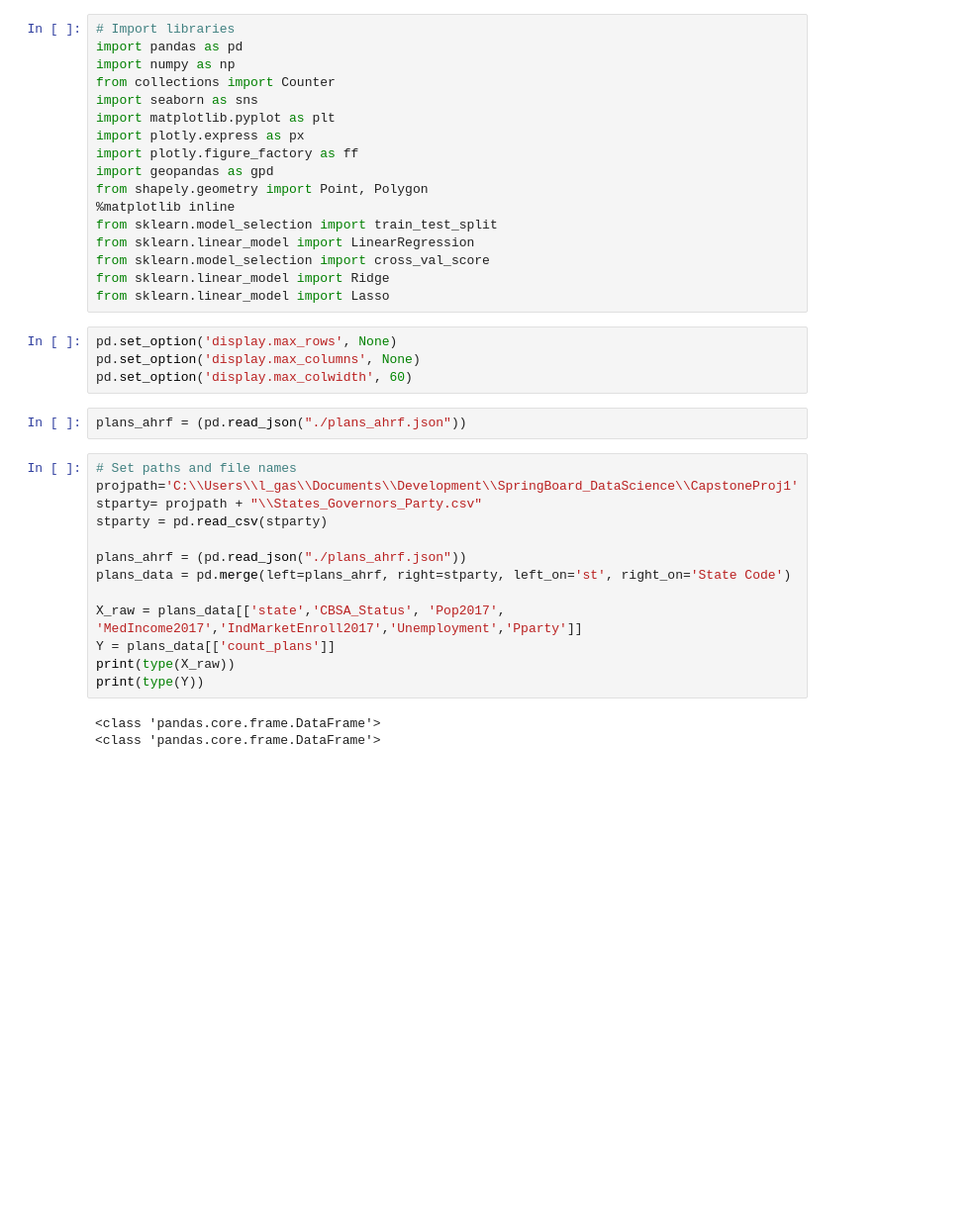
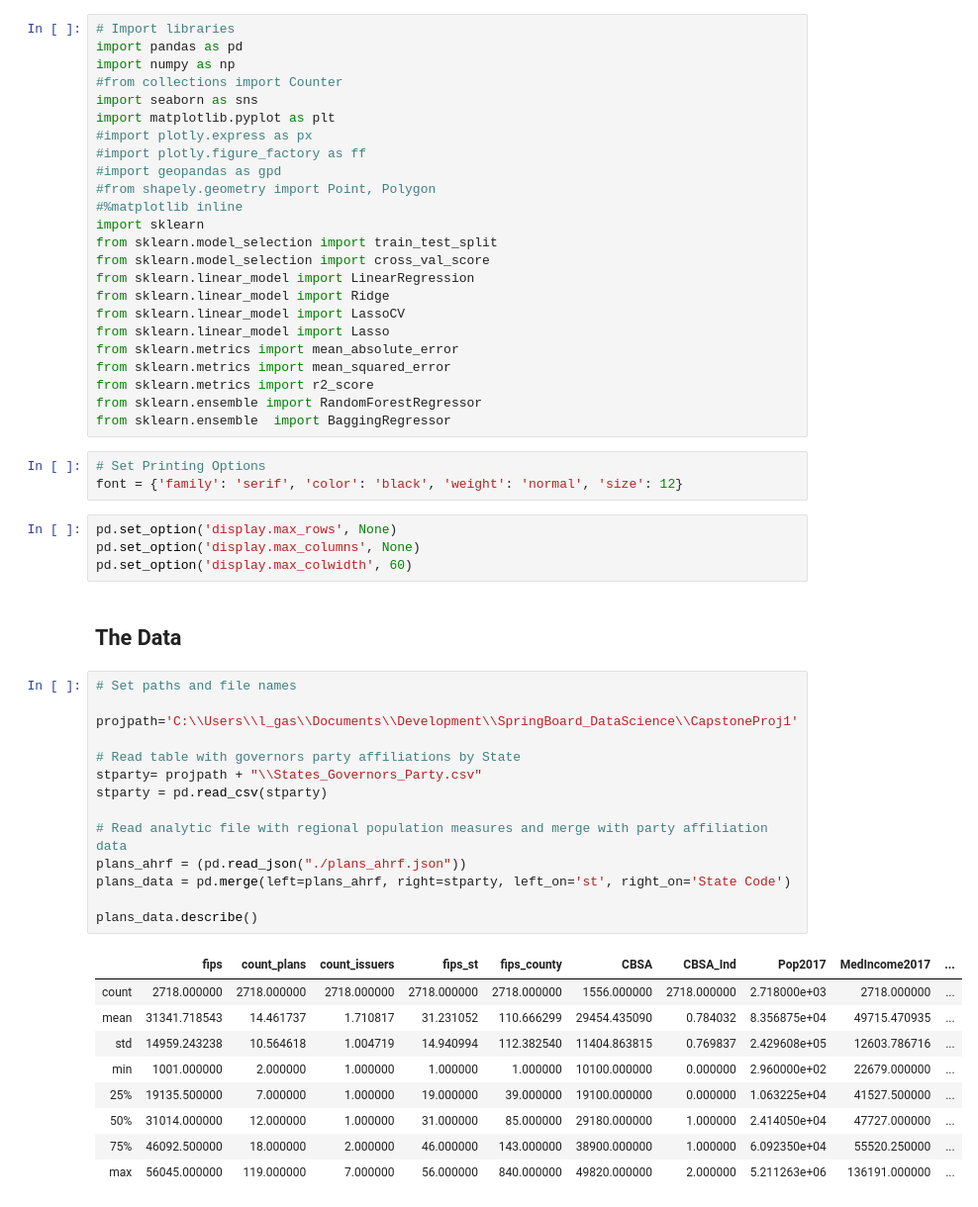
Before and after one commit to lg-42/Springboard_projects, a Jupyter notebook: CaptsonePr1/plan_count_prediction.ipynb, the cells around one changed output. Shown at 99% size. Saved outputs shown, nothing was run; the diff lists cells and outputs as text; blank space fills up the shorter version.

```diff
--- a/CaptsonePr1/plan_count_prediction.ipynb
+++ b/CaptsonePr1/plan_count_prediction.ipynb
@@ -2,38 +4,56 @@
 # Import libraries
 import pandas as pd
 import numpy as np
-from collections import Counter
+#from collections import Counter
 import seaborn as sns
 import matplotlib.pyplot as plt
-import plotly.express as px
-import plotly.figure_factory as ff
-import geopandas as gpd
-from shapely.geometry import Point, Polygon
-%matplotlib inline
+#import plotly.express as px
+#import plotly.figure_factory as ff
+#import geopandas as gpd
+#from shapely.geometry import Point, Polygon
+#%matplotlib inline
+import sklearn
 from sklearn.model_selection import train_test_split
+from sklearn.model_selection import cross_val_score
 from sklearn.linear_model import LinearRegression
-from sklearn.model_selection import cross_val_score
 from sklearn.linear_model import Ridge
+from sklearn.linear_model import LassoCV
 from sklearn.linear_model import Lasso
+from sklearn.metrics import mean_absolute_error
+from sklearn.metrics import mean_squared_error
+from sklearn.metrics import r2_score
+from sklearn.ensemble import RandomForestRegressor
+from sklearn.ensemble  import BaggingRegressor
+# %%
+# Set Printing Options
+font = {'family': 'serif', 'color': 'black', 'weight': 'normal', 'size': 12}
 # %%
 pd.set_option('display.max_rows', None)
 pd.set_option('display.max_columns', None)
 pd.set_option('display.max_colwidth', 60)
-# %%
-plans_ahrf = (pd.read_json("./plans_ahrf.json"))
+# %% [markdown]
+## The Data
 # %%
 # Set paths and file names
+
 projpath='C:\\Users\\l_gas\\Documents\\Development\\SpringBoard_DataScience\\CapstoneProj1'
+
+# Read table with governors party affiliations by State
 stparty= projpath + "\\States_Governors_Party.csv"
 stparty = pd.read_csv(stparty)
 
+# Read analytic file with regional population measures and merge with party affiliation data
 plans_ahrf = (pd.read_json("./plans_ahrf.json"))
 plans_data = pd.merge(left=plans_ahrf, right=stparty, left_on='st', right_on='State Code')
 
-X_raw = plans_data[['state','CBSA_Status', 'Pop2017', 'MedIncome2017','IndMarketEnroll2017','Unemployment','Pparty']]
-Y = plans_data[['count_plans']]
-print(type(X_raw))
-print(type(Y))
+plans_data.describe()
 # %% [output]
-<class 'pandas.core.frame.DataFrame'>
-<class 'pandas.core.frame.DataFrame'>
+|  | fips | count_plans | count_issuers | fips_st | fips_county | CBSA | CBSA_Ind | Pop2017 | MedIncome2017 | ... |
+| count | 2718.000000 | 2718.000000 | 2718.000000 | 2718.000000 | 2718.000000 | 1556.000000 | 2718.000000 | 2.718000e+03 | 2718.000000 | ... |
+| mean | 31341.718543 | 14.461737 | 1.710817 | 31.231052 | 110.666299 | 29454.435090 | 0.784032 | 8.356875e+04 | 49715.470935 | ... |
+| std | 14959.243238 | 10.564618 | 1.004719 | 14.940994 | 112.382540 | 11404.863815 | 0.769837 | 2.429608e+05 | 12603.786716 | ... |
+| min | 1001.000000 | 2.000000 | 1.000000 | 1.000000 | 1.000000 | 10100.000000 | 0.000000 | 2.960000e+02 | 22679.000000 | ... |
+| 25% | 19135.500000 | 7.000000 | 1.000000 | 19.000000 | 39.000000 | 19100.000000 | 0.000000 | 1.063225e+04 | 41527.500000 | ... |
+| 50% | 31014.000000 | 12.000000 | 1.000000 | 31.000000 | 85.000000 | 29180.000000 | 1.000000 | 2.414050e+04 | 47727.000000 | ... |
+| 75% | 46092.500000 | 18.000000 | 2.000000 | 46.000000 | 143.000000 | 38900.000000 | 1.000000 | 6.092350e+04 | 55520.250000 | ... |
+| max | 56045.000000 | 119.000000 | 7.000000 | 56.000000 | 840.000000 | 49820.000000 | 2.000000 | 5.211263e+06 | 136191.000000 | ... |
```
Also changed, not shown: parts of 17 cells of this notebook.
